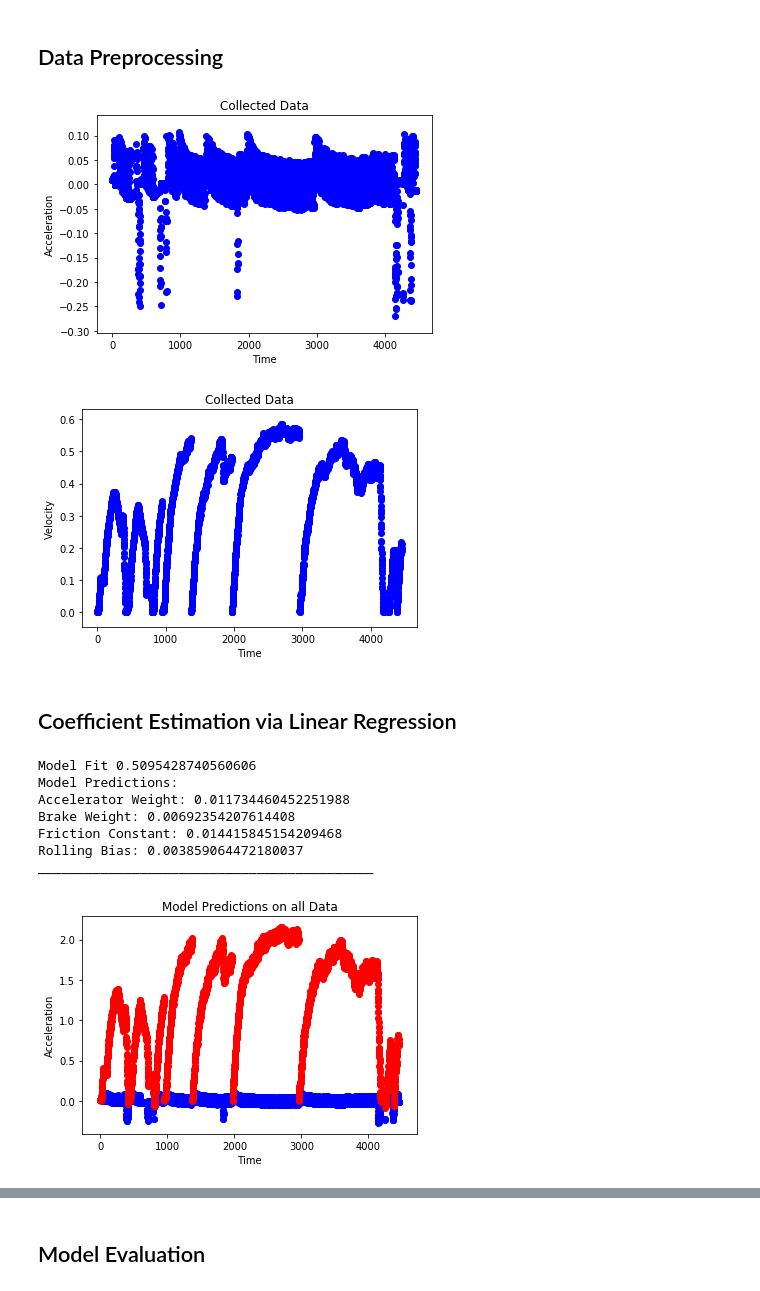
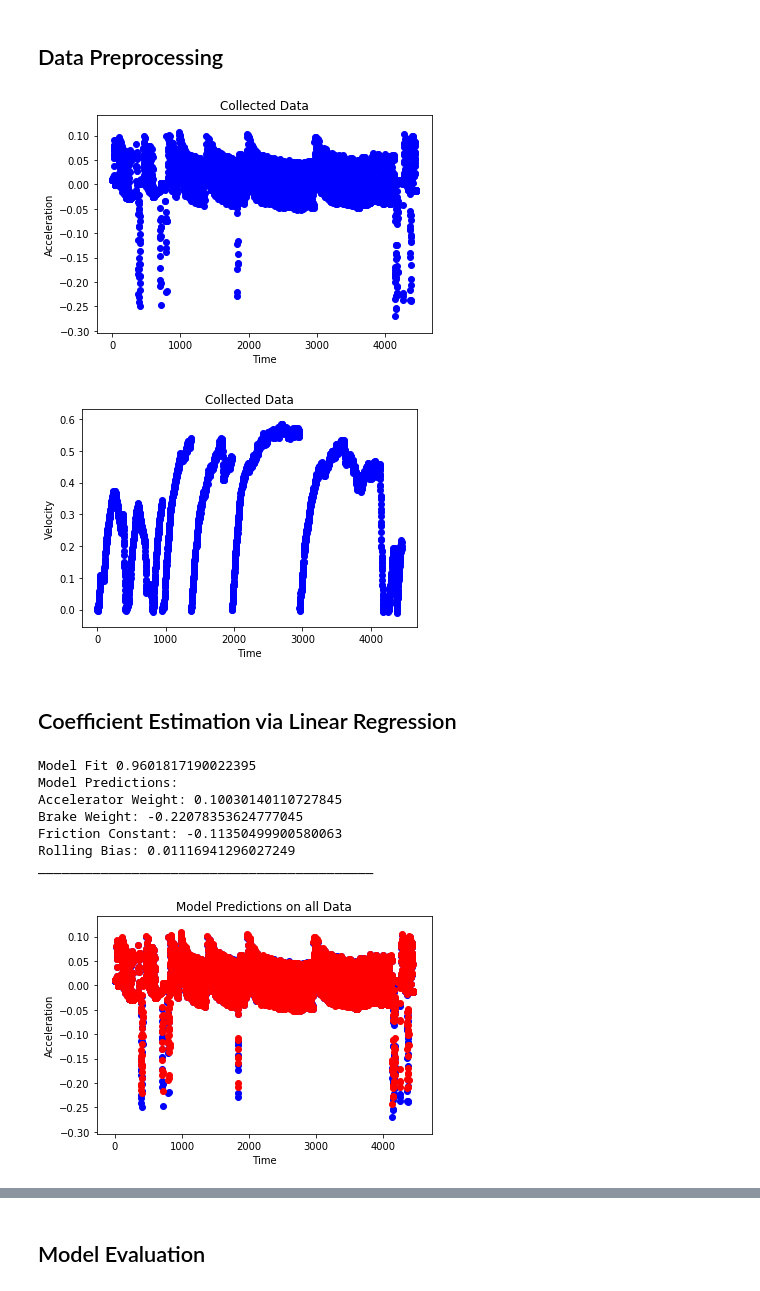
Before and after one commit to selinnen/self_driving, a Jupyter notebook: hw/sysid/hw2_system_id.ipynb, the cells around one changed output, grey strips where cells are left out. Saved outputs shown, nothing was run; the diff lists cells and outputs as text; code cells hidden in the pictures.

```diff
--- a/hw/sysid/hw2_system_id.ipynb
+++ b/hw/sysid/hw2_system_id.ipynb
@@ -79,9 +79,9 @@ for t, (ped, amt, vel, acc) in enumerate(data_points):
     if(ped == "accelerator"):
         inp = [amt, 0, vel]
     elif(ped == "brake"):
-        inp = [0, -amt, vel]
+        inp = [0, amt, vel]
     else:
-        inp = [0, 0, abs(vel)]
+        inp = [0, 0, vel]
 
     all_inps.append(inp)
     all_outs.append(acc)
@@ -97,7 +97,7 @@ for t, (ped, amt, vel, acc) in enumerate(data_points):
     HINT: Do you ever move backwards when in forward gear? When might the model think you should?
     '''
     #CODE HERE (replace 'True')
-    if (vel<0):
+    if not (ped == "Brake" and abs(acc) < 0.01):
         filt_inps.append(inp)
         filt_outs.append(acc)
         filt_times.append(t)
@@ -117,7 +117,7 @@ plt.scatter(all_times, [vel for (_,_, vel) in all_inps], color = 'b')
 plt.show()
 # %% [output]
 [figure]
-[figure, old version]
+[figure, new version]
 # %% [markdown]
 ## Coefficient Estimation via Linear Regression
 # %%
@@ -133,45 +133,46 @@ Alternatively you may reference housing_demo.py
 
 model = LinearRegression().fit(filt_inps, filt_outs)
 fit_score = model.score(filt_inps, filt_outs)
-coefs = model.predict(filt_inps)
+coefs = model.coef_
+bias = model.intercept_
 print(f"Model Fit {fit_score}")
 print(f"Model Predictions:")
 
 
 '''
 Fill in the blanks in the next 4 lines with
 references to the 4 learned coefficients
 
 Remember the linear model is as follows:
 accel = c_1 * accel_amt + c_2* brake_amt + c_3 * v + c_4
 
 c_1: accelerator_weight
 c_2: brake_weight
 c_3: -friction_constant
 c_4: rolling_bias
 '''
 print(f"Accelerator Weight: {coefs[0]}")
 print(f"Brake Weight: {coefs[1]}")
 print(f"Friction Constant: {coefs[2]}")
-print(f"Rolling Bias: {coefs[3]}")
+print(f"Rolling Bias: {bias}")
 print("___________________________________________")
 
 plt.clf()
 plt.title("Model Predictions on all Data")
 plt.xlabel("Time")
 plt.ylabel("Acceleration")
 plt.scatter(all_times, all_outs, color = 'b')
 plt.scatter(all_times, model.predict(all_inps), color = 'r')
 plt.show()
 # %% [output]
-Model Fit 0.5095428740560606
+Model Fit 0.9601817190022395
 Model Predictions:
-Accelerator Weight: 0.011734460452251988
-Brake Weight: 0.00692354207614408
-Friction Constant: 0.014415845154209468
-Rolling Bias: 0.003859064472180037
+Accelerator Weight: 0.10030140110727845
+Brake Weight: -0.22078353624777045
+Friction Constant: -0.11350499900580063
+Rolling Bias: 0.01116941296027249
 ___________________________________________
-[figure, old version]
+[figure, new version]
 # %%
 '''
 You may use this function as is to evaluate the accuracy of
```
Also changed, not shown: parts of 3 cells of this notebook, 1 other file.
